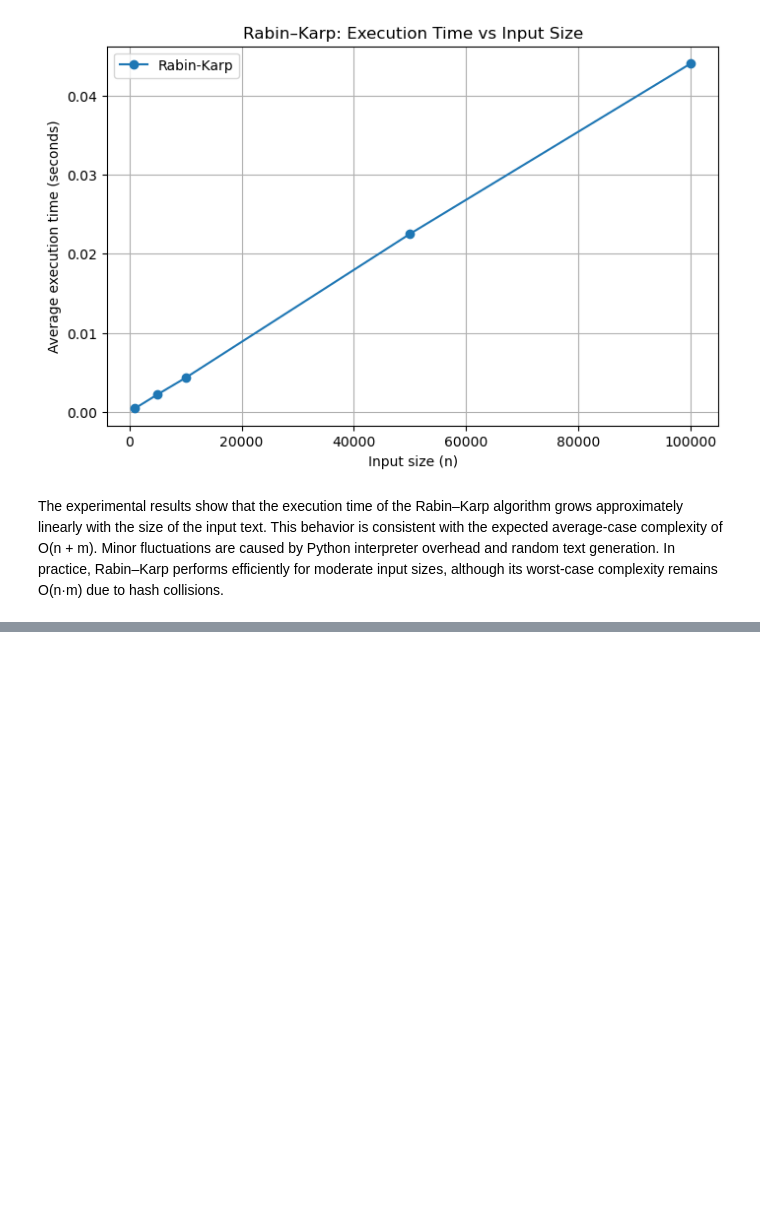
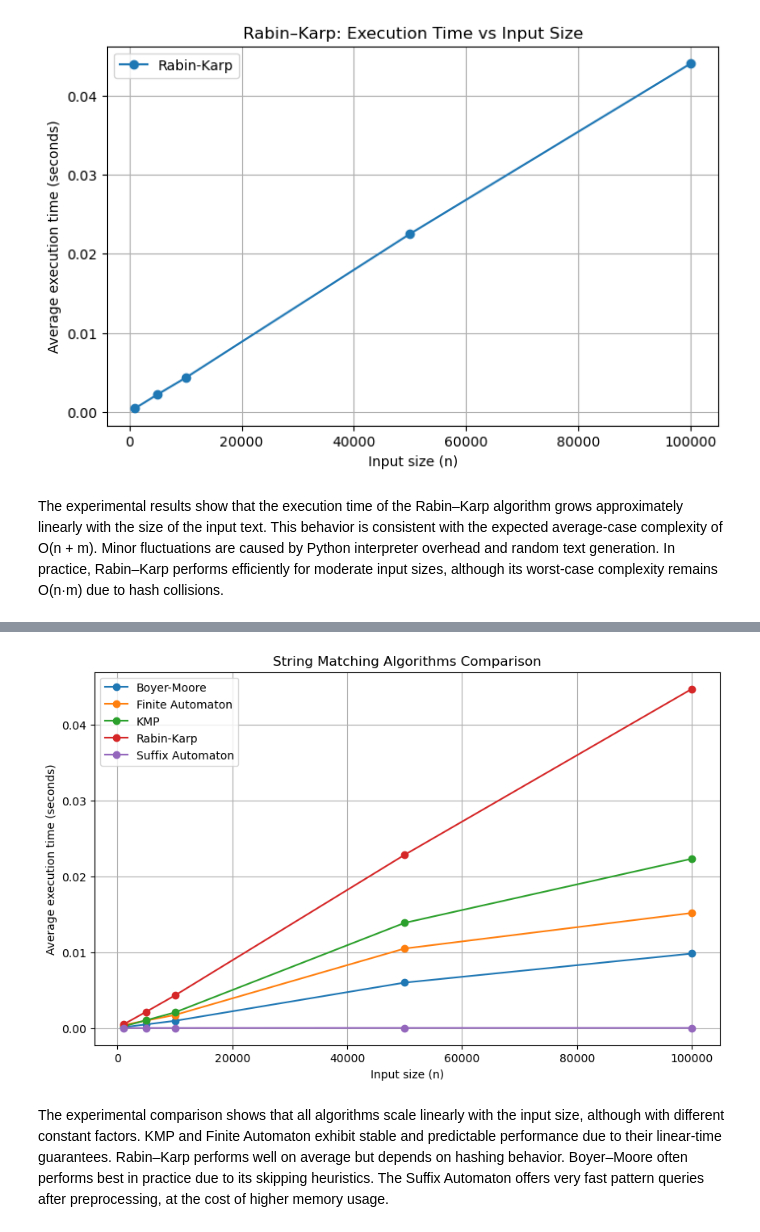
Before and after one commit to Karol2905/string-matching-algorithm-analysis, a Jupyter notebook: analysis.ipynb, the cells around one changed output, grey strips where cells are left out. Cells and saved outputs as stored; diff of their text form; code cells hidden in the pictures; blank space fills up the shorter version.

Commit message:
Graph of all algorithms

```diff
--- a/analysis.ipynb
+++ b/analysis.ipynb
@@ -156,0 +149,6 @@ In practice, Rabin–Karp performs efficiently for moderate input sizes, althoug
+# %%
+import pandas as pd
+import matplotlib.pyplot as plt
+
+df = pd.read_csv("experiments/all_algorithms_results.csv")
+df
@@ -156,0 +173,26 @@ In practice, Rabin–Karp performs efficiently for moderate input sizes, althoug
+# %%
+plt.figure(figsize=(10, 6))
+
+for algo in df["algorithm"].unique():
+    subset = df[df["algorithm"] == algo]
+    plt.plot(
+        subset["text_size"],
+        subset["time"],
+        marker="o",
+        label=algo
+    )
+
+plt.xlabel("Input size (n)")
+plt.ylabel("Average execution time (seconds)")
+plt.title("String Matching Algorithms Comparison")
+plt.grid(True)
+plt.legend()
+plt.show()
+# %% [output]
+[figure, added]
+# %% [markdown]
+The experimental comparison shows that all algorithms scale linearly with the input size, although with different constant factors.
+KMP and Finite Automaton exhibit stable and predictable performance due to their linear-time guarantees.
+Rabin–Karp performs well on average but depends on hashing behavior.
+Boyer–Moore often performs best in practice due to its skipping heuristics.
+The Suffix Automaton offers very fast pattern queries after preprocessing, at the cost of higher memory usage.
```
Also changed, not shown: parts of 3 cells of this notebook, 2 other files.
